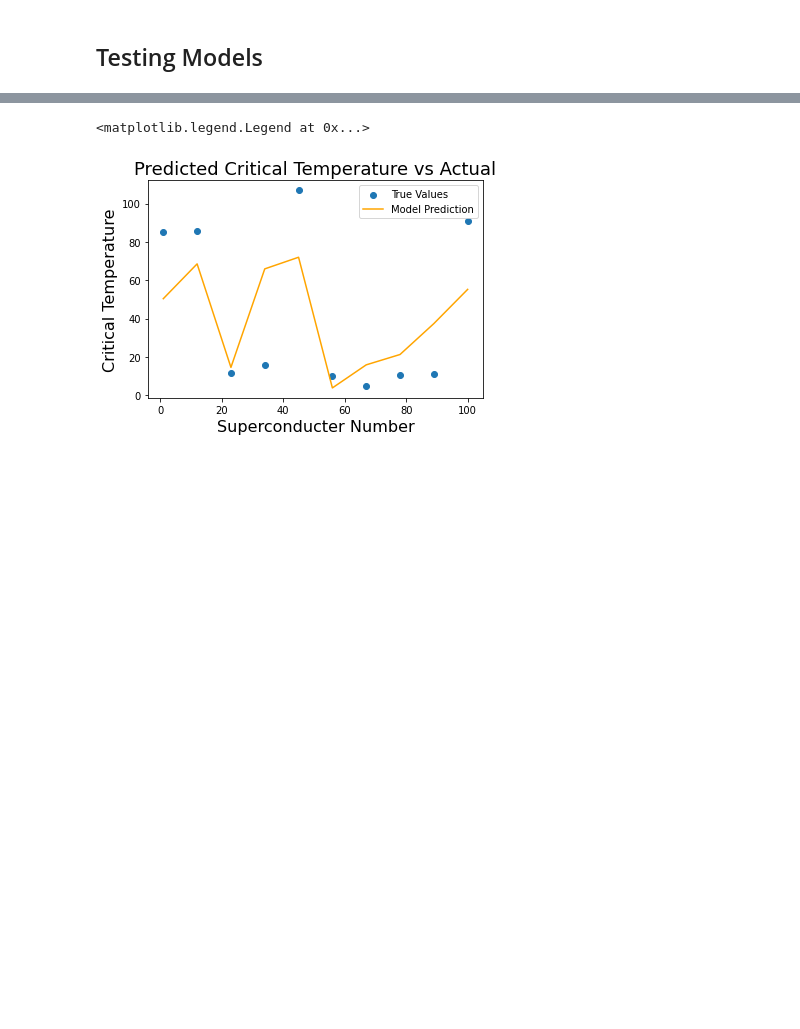
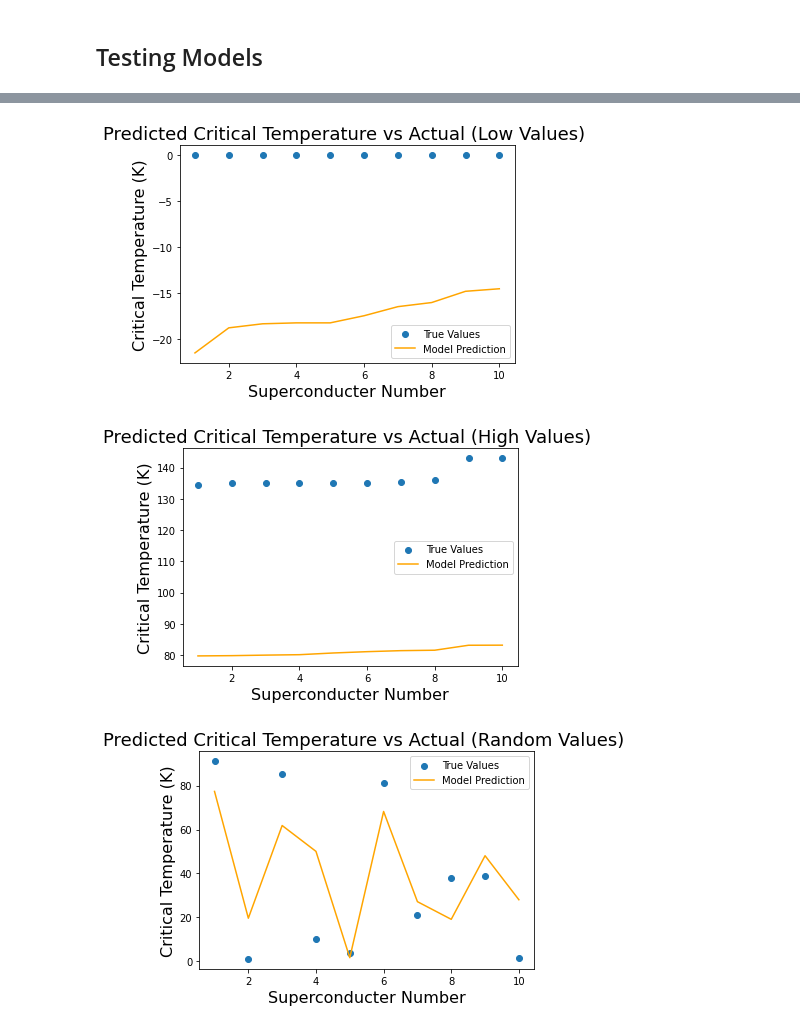
Before and after one commit to jrenning/Semiconducter_Analysis, a Jupyter notebook: main.ipynb, the cells around one changed output, grey strips where cells are left out. Cells and saved outputs as stored; diff of their text form; code cells hidden in the pictures; blank space fills up the shorter version.

```diff
--- a/main.ipynb
+++ b/main.ipynb
@@ -139,16 +222,21 @@ The r^2 for this model is 0.5714773104093356
-# %%
-predicted_y_sample_lin = predicted_y_lin[:10]
-true_y_sample_lin = Y_test[:10]
-
-
-scale = np.linspace(1,100,10)
-
-plt.scatter(scale,true_y_sample_lin,label='True Values')
-plt.plot(scale,predicted_y_sample_lin,color='orange',label='Model Prediction')
-plt.ylabel('Critical Temperature',size=16)
-plt.xlabel('Superconducter Number',size=16)
-plt.title('Predicted Critical Temperature vs Actual',size=18)
-plt.legend()
-# %% [output]
-<matplotlib.legend.Legend at 0x...>
-[figure, removed]
+# %%
+
+
+predicted_y_sample_low = sorted(predicted_y_lin)[:10]
+true_y_sample_low = sorted(Y_test)[:10]
+predicted_y_sample_high = sorted(predicted_y_lin)[-10:]
+true_y_sample_high = sorted(Y_test)[-10:]
+predicted_y_sample = predicted_y_lin[:10]
+true_y_sample = Y_test[:10]
+
+
+scale = np.linspace(1,10,10)
+
+# uses graph function from the KNN model
+graph(predicted_y_sample_low,true_y_sample_low,'Low Values')
+graph(predicted_y_sample_high,true_y_sample_high,'High Values')
+graph(predicted_y_sample,true_y_sample,'Random Values')
+# %% [output]
+[figure, added]
+[figure, added]
+[figure, added]
```
Also changed, not shown: parts of 23 cells of this notebook.
